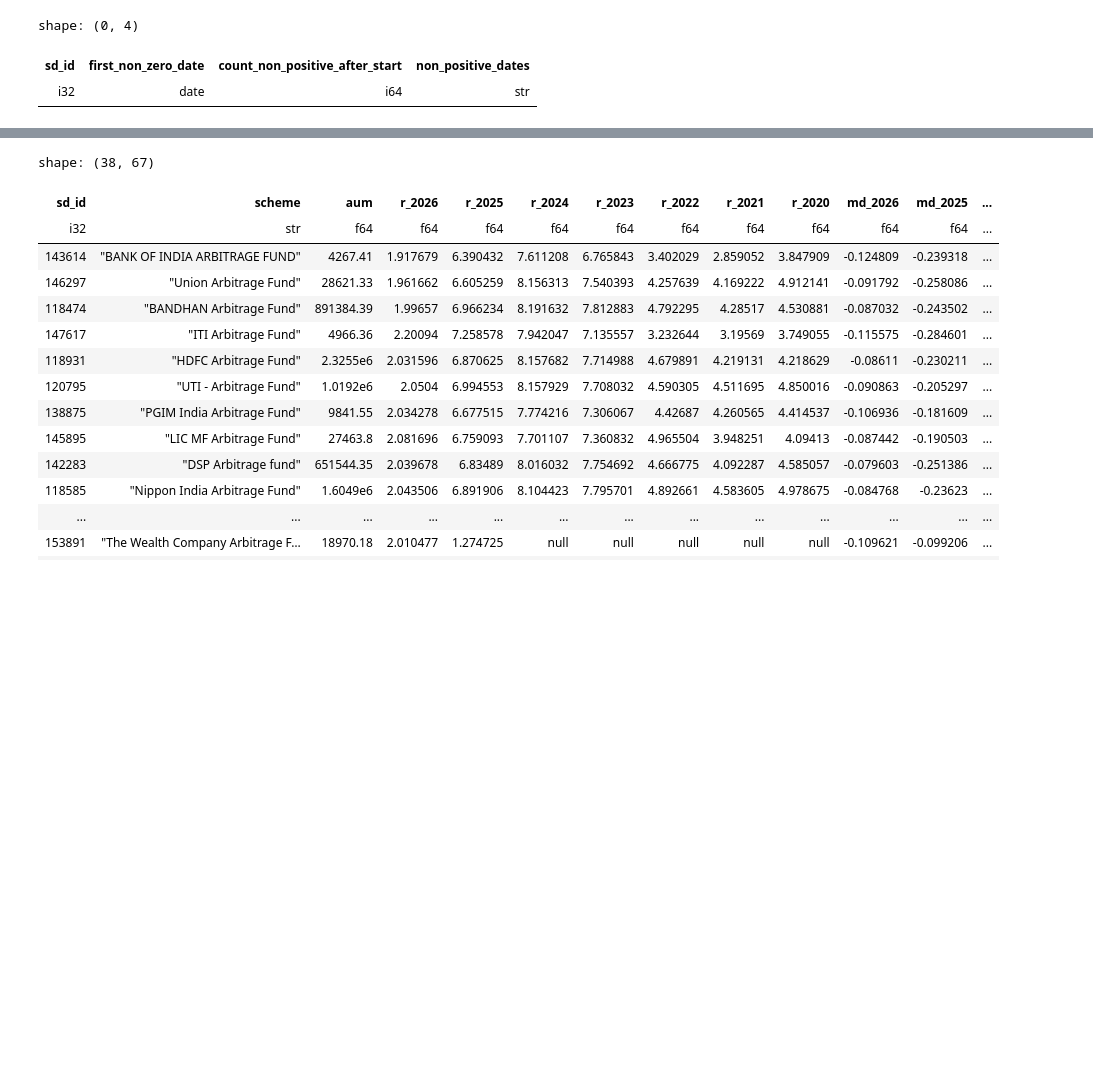
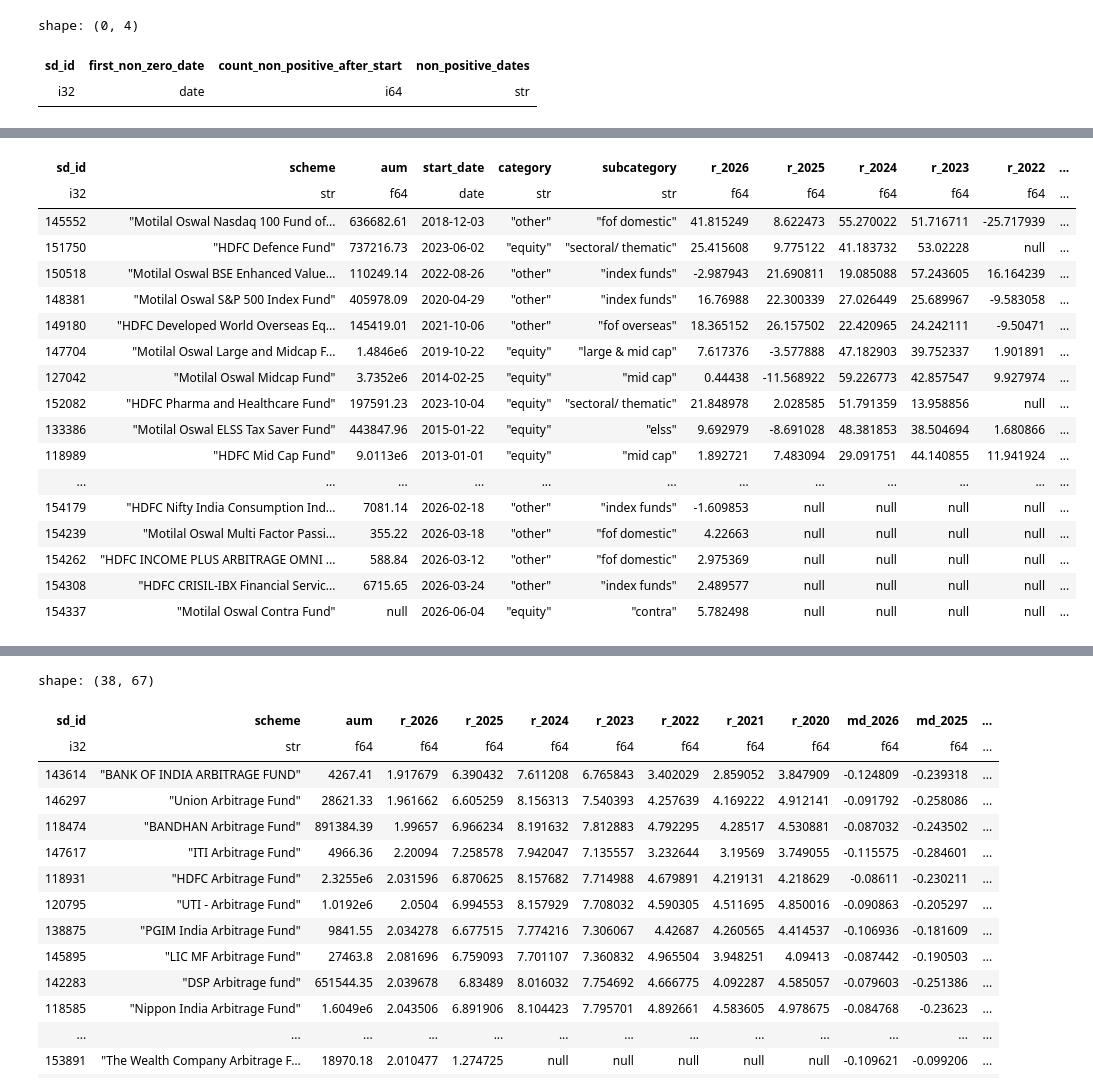
Before and after one commit to akashgurava/amfi, a Jupyter notebook: Start.ipynb, the cells around one changed output, grey strips where cells are left out. Cells and saved outputs as stored; diff of their text form; code cells hidden in the pictures; blank space fills up the shorter version.

Commit message:
started rewrite

```diff
--- a/Start.ipynb
+++ b/Start.ipynb
@@ -455,0 +432,79 @@ shape: (10, 17)
+# %%
+# ALl
+conn.execute(
+    """
+    SELECT p.sd_id, p.scheme, p.aum, start_date,
+        category, subcategory,
+
+        mby.r_2026, mby.r_2025, mby.r_2024, mby.r_2023, mby.r_2022, mby.r_2021, mby.r_2020,
+        mry.md_2026, mry.md_2025, mry.md_2024, mry.md_2023, mry.md_2022, mry.md_2021, mry.md_2020,
+        mry.ui_2026, mry.ui_2025, mry.ui_2024, mry.ui_2023, mry.ui_2022, mry.ui_2021, mry.ui_2020,
+
+        mby.r_2026 + mby.r_2025 + mby.r_2024 + mby.r_2023 AS r,
+        mry.ui_2026 + mry.ui_2025 + mry.ui_2024 + mry.ui_2023 + mry.ui_2022 + mry.ui_2021 + mry.ui_2020 AS ui,
+        mry.cvar95_2026 + mry.cvar95_2025 + mry.cvar95_2024 + mry.cvar95_2023 + mry.cvar95_2022 + mry.cvar95_2021 + mry.cvar95_2020 AS cvar95,
+
+        -- 1. COVID-19 Stress Test (The 2020 Shock)
+        mbm.r_2020_02, mbm.r_2020_03, mbm.r_2020_04, mbm.r_2020_05,
+        mrm.md_2020_02, mrm.md_2020_03, mrm.md_2020_04, mrm.md_2020_05,
+        LEAST(
+            mbm.r_2020_01, mbm.r_2020_02, mbm.r_2020_03, mbm.r_2020_04,
+            mbm.r_2020_05, mbm.r_2020_06, mbm.r_2020_07, mbm.r_2020_08,
+            mbm.r_2020_09, mbm.r_2020_10, mbm.r_2020_11, mbm.r_2020_12
+        ) AS worst_month_2020,
+
+        -- 2. Ukraine War Stress Test (The 2022 Shock)
+        mbm.r_2022_01, mbm.r_2022_02, mbm.r_2022_03, mbm.r_2022_04,
+        mrm.md_2022_01, mrm.md_2022_02, mrm.md_2022_03, mrm.md_2022_04,
+        LEAST(
+            mbm.r_2022_01, mbm.r_2022_02, mbm.r_2022_03, mbm.r_2022_04,
+            mbm.r_2022_05, mbm.r_2022_06, mbm.r_2022_07, mbm.r_2022_08,
+            mbm.r_2022_09, mbm.r_2022_10, mbm.r_2022_11, mbm.r_2022_12
+        ) AS worst_month_2022,
+
+        -- 3. Tariff War Stress Test (The 2025 Shock)
+        mbm.r_2025_03, mbm.r_2025_04, mbm.r_2025_05, mbm.r_2025_06,
+        mrm.md_2025_03, mrm.md_2025_04, mrm.md_2025_05, mrm.md_2025_06,
+        LEAST(
+            mbm.r_2025_01, mbm.r_2025_02, mbm.r_2025_03, mbm.r_2025_04,
+            mbm.r_2025_05, mbm.r_2025_06, mbm.r_2025_07, mbm.r_2025_08,
+            mbm.r_2025_09, mbm.r_2025_10, mbm.r_2025_11, mbm.r_2025_12
+        ) AS worst_month_2025,
+
+        -- 4. Iran War Stress Test (The 2026 Shock)
+        mbm.r_2026_02, mbm.r_2026_03, mbm.r_2026_04,
+        mrm.md_2026_02, mrm.md_2026_03, mrm.md_2026_04,
+        LEAST(
+            mbm.r_2026_01, mbm.r_2026_02, mbm.r_2026_03, mbm.r_2026_04
+        ) AS worst_month_2026,
+
+        -- 5. Tail Risk: Expected Shortfall (CVaR)
+        -- Tells us the average loss in the worst 5% of cases.
+        mry.cvar95_2020 AS tail_risk_2020,
+        mry.cvar95_2022 AS tail_risk_2022,
+        mry.cvar95_2025 AS tail_risk_2025,
+        mry.cvar95_2026 AS tail_risk_2026,
+
+        -- 6. Current Efficiency
+        mpy.sortino_2025 AS efficiency_2025,
+        mby.r_2026 AS ytd_2026
+    FROM plans p
+    INNER JOIN metrics_basic_yearly mby USING (sd_id, scheme)
+    INNER JOIN metrics_risk_yearly mry USING (sd_id, scheme)
+    INNER JOIN metrics_performance_yearly mpy USING (sd_id, scheme)
+    INNER JOIN metrics_basic_monthly mbm USING (sd_id, scheme)
+    INNER JOIN metrics_risk_monthly mrm USING (sd_id, scheme)
+    INNER JOIN metrics_risk_quarterly mrq USING (sd_id, scheme)
+
+    WHERE TRUE
+        AND (
+            scheme ILIKE 'hdfc%' OR scheme ILIKE 'motilal%'
+        )
+        AND not (
+            scheme ILIKE '%gold%' OR scheme ILIKE '%silver%' OR scheme ILIKE '%etf%'
+        )
+
+    ORDER BY r DESC;
+    """
+).pl()
+# %% [output]
@@ -455,0 +512,18 @@ shape: (10, 17)
+| sd_id | scheme | aum | start_date | category | subcategory | r_2026 | r_2025 | r_2024 | r_2023 | r_2022 | ... |
+| i32 | str | f64 | date | str | str | f64 | f64 | f64 | f64 | f64 | ... |
+| 145552 | "Motilal Oswal Nasdaq 100 Fund of... | 636682.61 | 2018-12-03 | "other" | "fof domestic" | 41.815249 | 8.622473 | 55.270022 | 51.716711 | -25.717939 | ... |
+| 151750 | "HDFC Defence Fund" | 737216.73 | 2023-06-02 | "equity" | "sectoral/ thematic" | 25.415608 | 9.775122 | 41.183732 | 53.02228 | null | ... |
+| 150518 | "Motilal Oswal BSE Enhanced Value... | 110249.14 | 2022-08-26 | "other" | "index funds" | -2.987943 | 21.690811 | 19.085088 | 57.243605 | 16.164239 | ... |
+| 148381 | "Motilal Oswal S&P 500 Index Fund" | 405978.09 | 2020-04-29 | "other" | "index funds" | 16.76988 | 22.300339 | 27.026449 | 25.689967 | -9.583058 | ... |
+| 149180 | "HDFC Developed World Overseas Eq... | 145419.01 | 2021-10-06 | "other" | "fof overseas" | 18.365152 | 26.157502 | 22.420965 | 24.242111 | -9.50471 | ... |
+| 147704 | "Motilal Oswal Large and Midcap F... | 1.4846e6 | 2019-10-22 | "equity" | "large & mid cap" | 7.617376 | -3.577888 | 47.182903 | 39.752337 | 1.901891 | ... |
+| 127042 | "Motilal Oswal Midcap Fund" | 3.7352e6 | 2014-02-25 | "equity" | "mid cap" | 0.44438 | -11.568922 | 59.226773 | 42.857547 | 9.927974 | ... |
+| 152082 | "HDFC Pharma and Healthcare Fund" | 197591.23 | 2023-10-04 | "equity" | "sectoral/ thematic" | 21.848978 | 2.028585 | 51.791359 | 13.958856 | null | ... |
+| 133386 | "Motilal Oswal ELSS Tax Saver Fund" | 443847.96 | 2015-01-22 | "equity" | "elss" | 9.692979 | -8.691028 | 48.381853 | 38.504694 | 1.680866 | ... |
+| 118989 | "HDFC Mid Cap Fund" | 9.0113e6 | 2013-01-01 | "equity" | "mid cap" | 1.892721 | 7.483094 | 29.091751 | 44.140855 | 11.941924 | ... |
+| ... | ... | ... | ... | ... | ... | ... | ... | ... | ... | ... | ... |
+| 154179 | "HDFC Nifty India Consumption Ind... | 7081.14 | 2026-02-18 | "other" | "index funds" | -1.609853 | null | null | null | null | ... |
+| 154239 | "Motilal Oswal Multi Factor Passi... | 355.22 | 2026-03-18 | "other" | "fof domestic" | 4.22663 | null | null | null | null | ... |
+| 154262 | "HDFC INCOME PLUS ARBITRAGE OMNI ... | 588.84 | 2026-03-12 | "other" | "fof domestic" | 2.975369 | null | null | null | null | ... |
+| 154308 | "HDFC CRISIL-IBX Financial Servic... | 6715.65 | 2026-03-24 | "other" | "index funds" | 2.489577 | null | null | null | null | ... |
+| 154337 | "Motilal Oswal Contra Fund" | null | 2026-06-04 | "equity" | "contra" | 5.782498 | null | null | null | null | ... |
```
Also changed, not shown: parts of 11 cells of this notebook, 33 other files.
